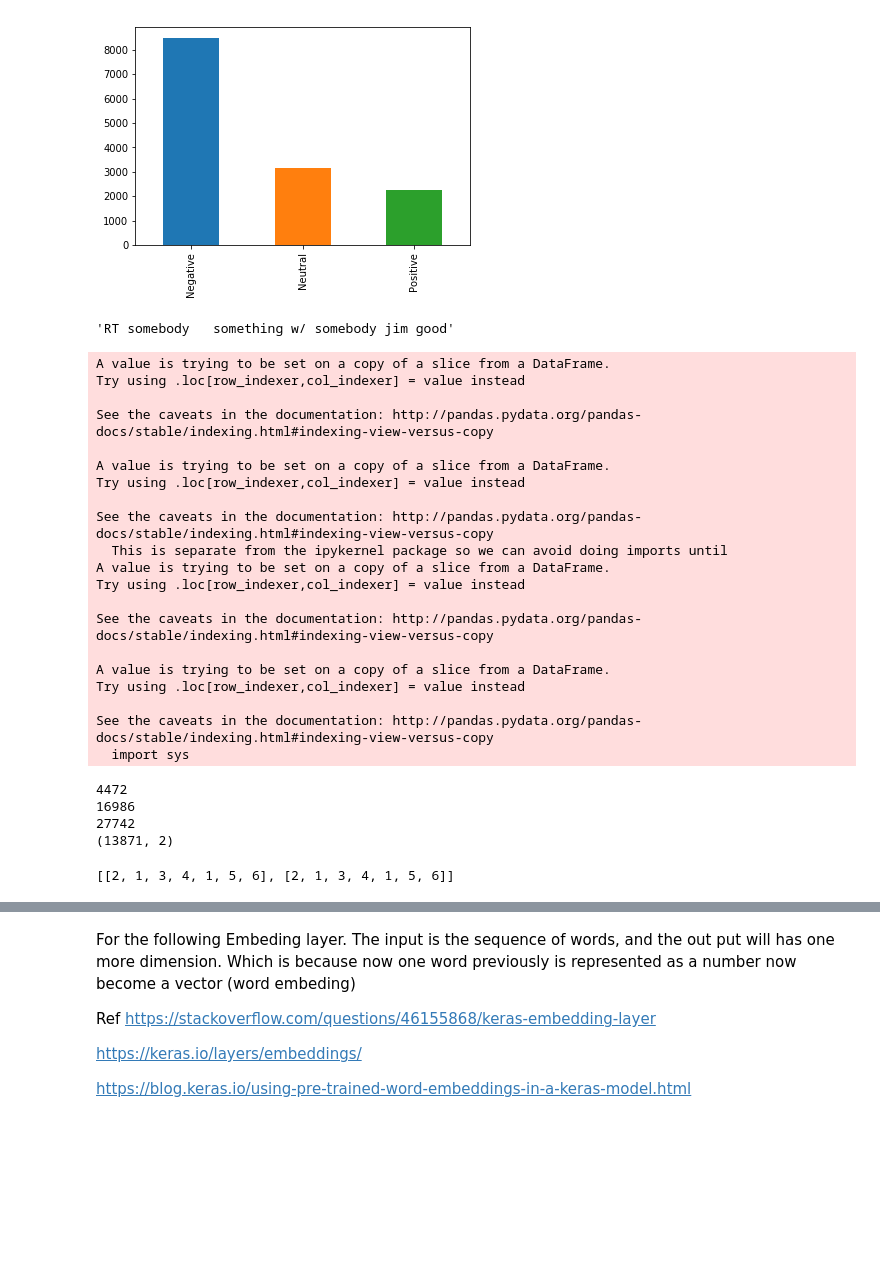
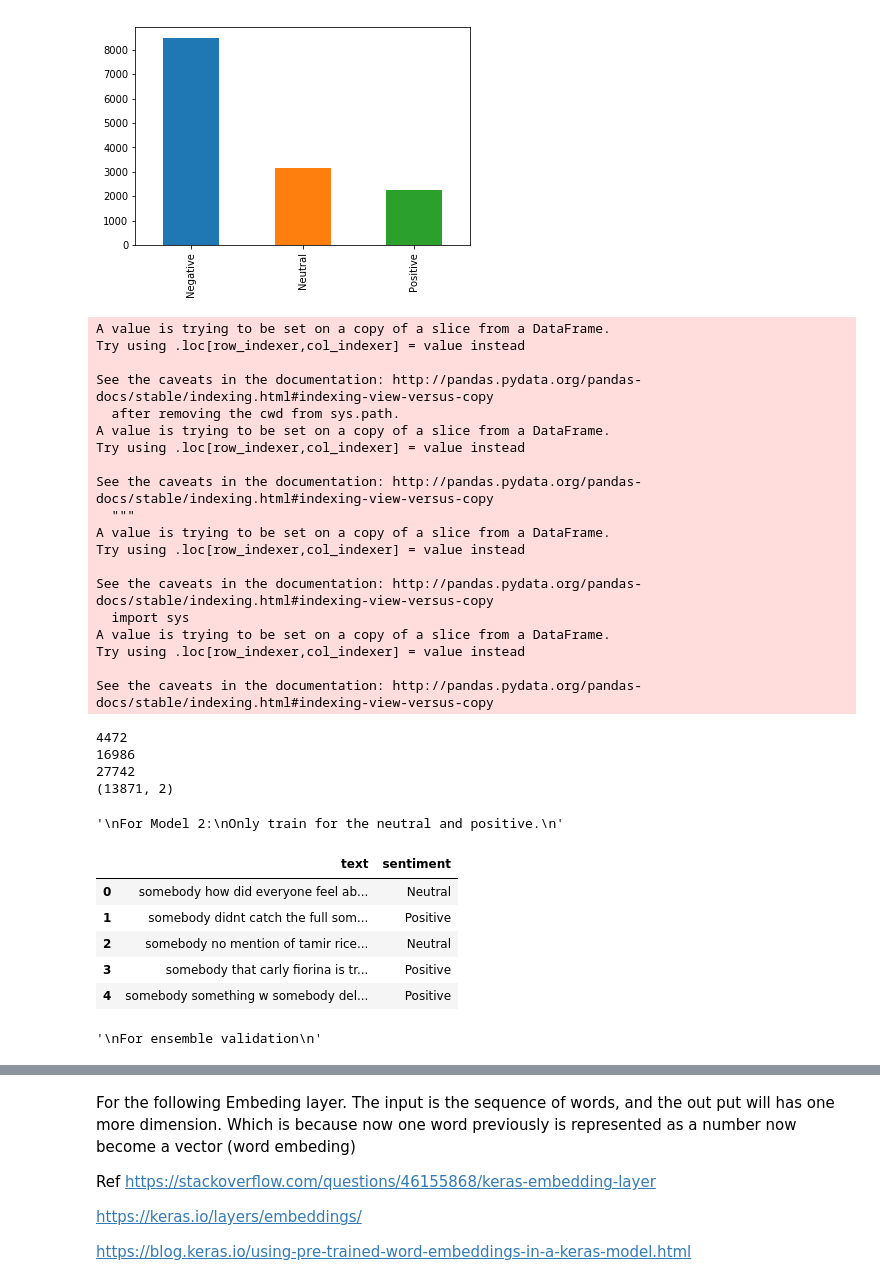
Before and after one commit to dashjim/sentiment-analysis-keras, a Jupyter notebook: LSTM Sentiment Analysis - Keras - baseline - v0.ipynb, the cells around one changed output, grey strips where cells are left out. Drawn from its saved outputs; the diff is of its cells as text; code cells hidden in the pictures; blank space fills up the shorter version.

```diff
--- a/LSTM Sentiment Analysis - Keras - baseline - v0.ipynb
+++ b/LSTM Sentiment Analysis - Keras - baseline - v0.ipynb
@@ -59,22 +60,15 @@ data.sentiment.value_counts().plot(kind="bar")
 # %% [output]
 <matplotlib.axes._subplots.AxesSubplot at 0x...>
 [figure]
-# %%
-string = 'RT @DanScavino:   #GOPDebate w/ @realDonaldTrump jim good'
-string = re.sub('@.*?\s', 'somebody ', string)
-string = re.sub('\#.*?\s', 'something ', string)
-string
-# %% [output]
-'RT somebody   something w/ somebody jim good'
 # %%
-# data = data[data.sentiment != "Neutral"]
-data['text'] = data['text'].apply(lambda x: x.lower())
-data['text'] = data['text'].apply((lambda x: re.sub('[^a-zA-z0-9\s]','',x)))
+# Common process of the data
 
 # replace the named entities
 data['text'] = data['text'].apply((lambda x: re.sub('@.*?\s', 'somebody ', x)))
-data['text'] = data['text'].apply((lambda x: re.sub('\#.*?\s', 'something ', string)))
+data['text'] = data['text'].apply((lambda x: re.sub('\#.*?\s', 'something ', x)))
 
+data['text'] = data['text'].apply(lambda x: x.lower())
+data['text'] = data['text'].apply((lambda x: re.sub('[^a-zA-z0-9\s]','',x)))
 
 print(data[ data['sentiment'] == 'Positive'].size)
 print(data[ data['sentiment'] == 'Negative'].size)
@@ -85,38 +79,51 @@ print(data.shape)
 #print(data.tail)
 for idx,row in data.iterrows():
     row[0] = row[0].replace('rt',' ')
-
-max_fatures = 4000
-tokenizer = Tokenizer(num_words=max_fatures, split=' ')
-tokenizer.fit_on_texts(data['text'].values)
-
-X = tokenizer.texts_to_sequences(data['text'].values)
-#tokenizer.word_counts
-# tokenizer.word_index # index started from 1 not 0.
-X[0:2] # type is list
 # %% [output]
 A value is trying to be set on a copy of a slice from a DataFrame.
 Try using .loc[row_indexer,col_indexer] = value instead
 
 See the caveats in the documentation: http://pandas.pydata.org/pandas-docs/stable/indexing.html#indexing-view-versus-copy
-
+  after removing the cwd from sys.path.
 A value is trying to be set on a copy of a slice from a DataFrame.
 Try using .loc[row_indexer,col_indexer] = value instead
 
 See the caveats in the documentation: http://pandas.pydata.org/pandas-docs/stable/indexing.html#indexing-view-versus-copy
-  This is separate from the ipykernel package so we can avoid doing imports until
-A value is trying to be set on a copy of a slice from a DataFrame.
-Try using .loc[row_indexer,col_indexer] = value instead
-
-See the caveats in the documentation: http://pandas.pydata.org/pandas-docs/stable/indexing.html#indexing-view-versus-copy
-
+  """
 A value is trying to be set on a copy of a slice from a DataFrame.
 Try using .loc[row_indexer,col_indexer] = value instead
 
 See the caveats in the documentation: http://pandas.pydata.org/pandas-docs/stable/indexing.html#indexing-view-versus-copy
   import sys
+A value is trying to be set on a copy of a slice from a DataFrame.
+Try using .loc[row_indexer,col_indexer] = value instead
+
+See the caveats in the documentation: http://pandas.pydata.org/pandas-docs/stable/indexing.html#indexing-view-versus-copy
 4472
 16986
 27742
 (13871, 2)
-[[2, 1, 3, 4, 1, 5, 6], [2, 1, 3, 4, 1, 5, 6]]
+# %%
+'''
+For Model 2:
+Only train for the neutral and positive.
+'''
+data_for_model_2 = data.copy()
+
+data_for_model_2 = data_for_model_2[data_for_model_2.sentiment != "Negative"]
+
+data_for_model_2[0:5]
+
+'''
+For ensemble validation
+'''
+data_for_ens = data.copy()
+# %% [output]
+'\nFor Model 2:\nOnly train for the neutral and positive.\n'
+|  | text | sentiment |
+| 0 | somebody how did everyone feel ab... | Neutral |
+| 1 | somebody didnt catch the full som... | Positive |
+| 2 | somebody no mention of tamir rice... | Neutral |
+| 3 | somebody that carly fiorina is tr... | Positive |
+| 4 | somebody something w somebody del... | Positive |
+'\nFor ensemble validation\n'
```
Also changed, not shown: parts of 17 cells of this notebook, 1 other file.
